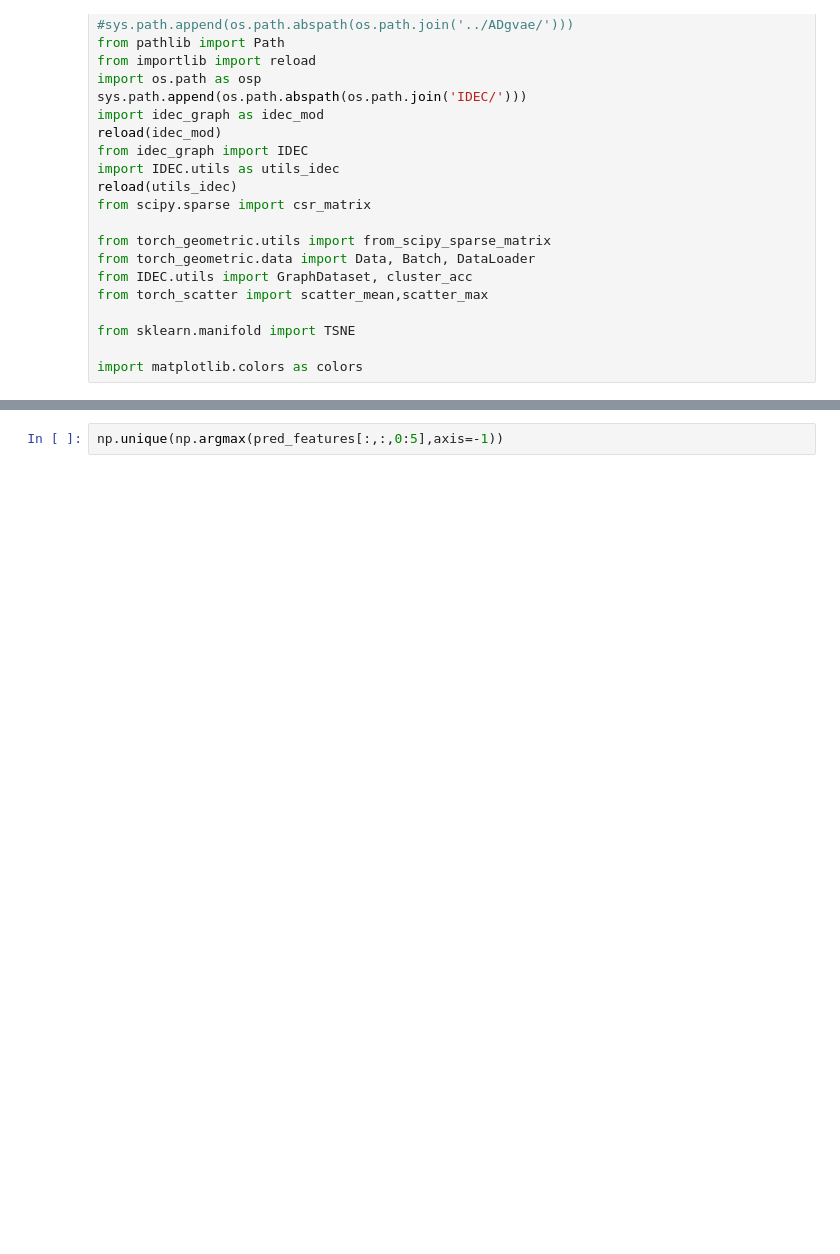
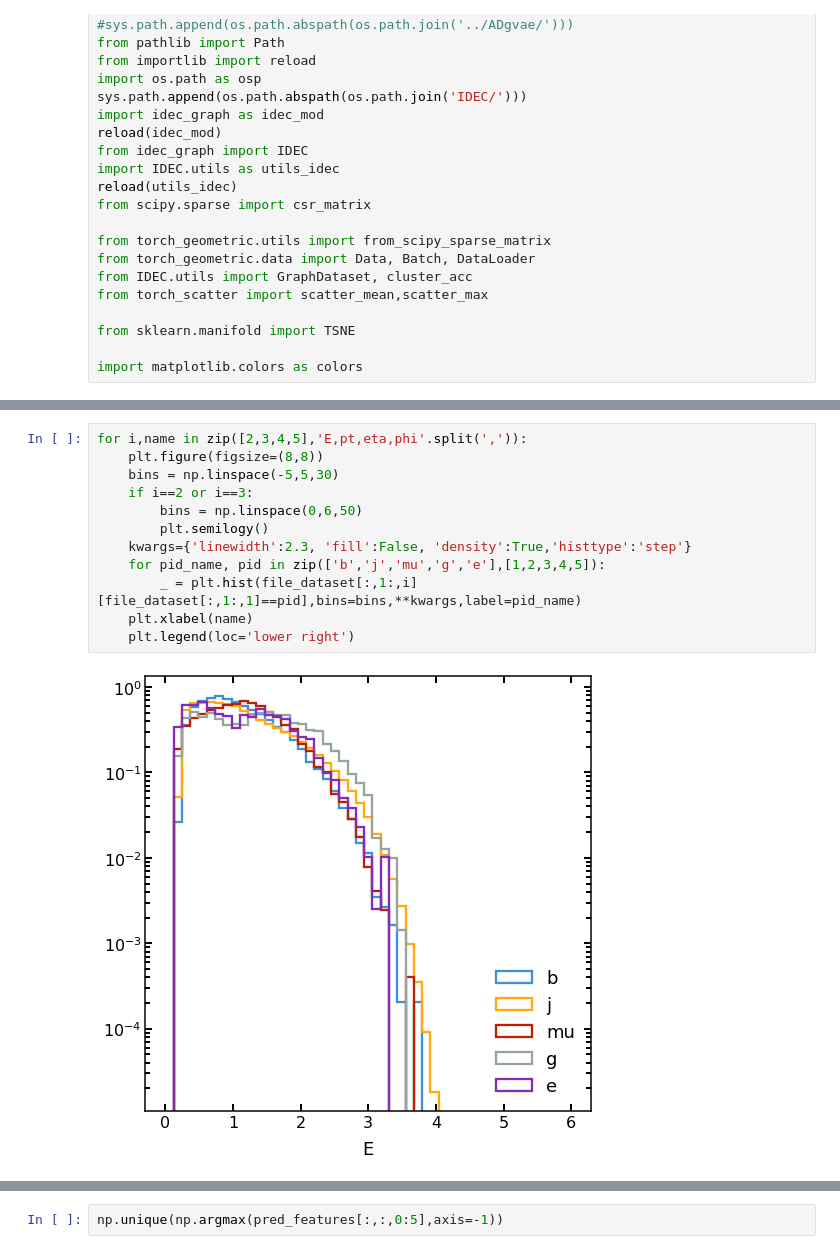
Before and after one commit to chernyavskaya/AnomalyClustering, a Jupyter notebook: testing_graph_clustering.ipynb, the cells around one changed output, grey strips where cells are left out. Saved outputs shown, nothing was run; the diff lists cells and outputs as text; blank space fills up the shorter version.

```diff
--- a/testing_graph_clustering.ipynb
+++ b/testing_graph_clustering.ipynb
@@ -79,3 +81,17 @@ device = torch.device('cuda:0' if torch.cuda.is_available() else 'cpu')
 # %% [output]
 Preparing the dataset of 62305 events
 Dataset of 62305 events prepared
+# %%
+for i,name in zip([2,3,4,5],'E,pt,eta,phi'.split(',')):
+    plt.figure(figsize=(8,8))
+    bins = np.linspace(-5,5,30)
+    if i==2 or i==3:
+        bins = np.linspace(0,6,50)
+        plt.semilogy()
+    kwargs={'linewidth':2.3, 'fill':False, 'density':True,'histtype':'step'}
+    for pid_name, pid in zip(['b','j','mu','g','e'],[1,2,3,4,5]):
+        _ = plt.hist(file_dataset[:,1:,i][file_dataset[:,1:,1]==pid],bins=bins,**kwargs,label=pid_name)
+    plt.xlabel(name)
+    plt.legend(loc='lower right')
+# %% [output]
+[figure, added]
```
Also changed, not shown: parts of 73 cells of this notebook, 1 other file.
